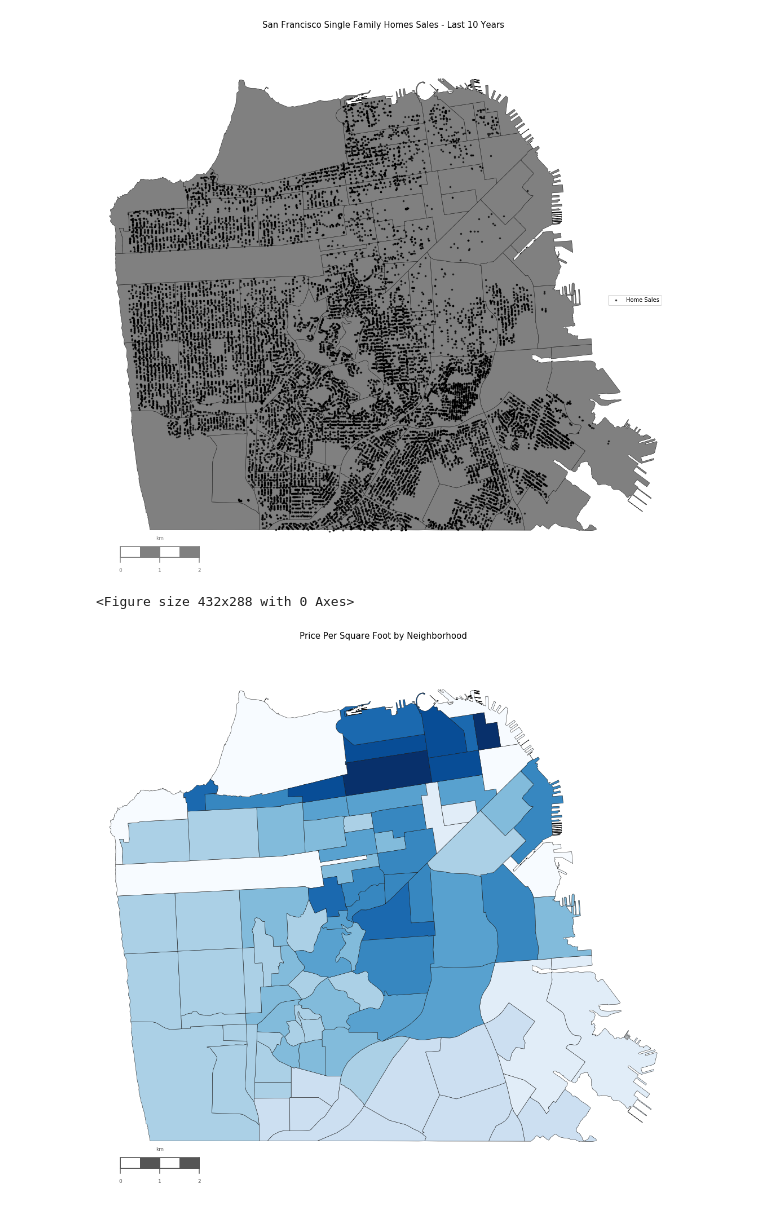
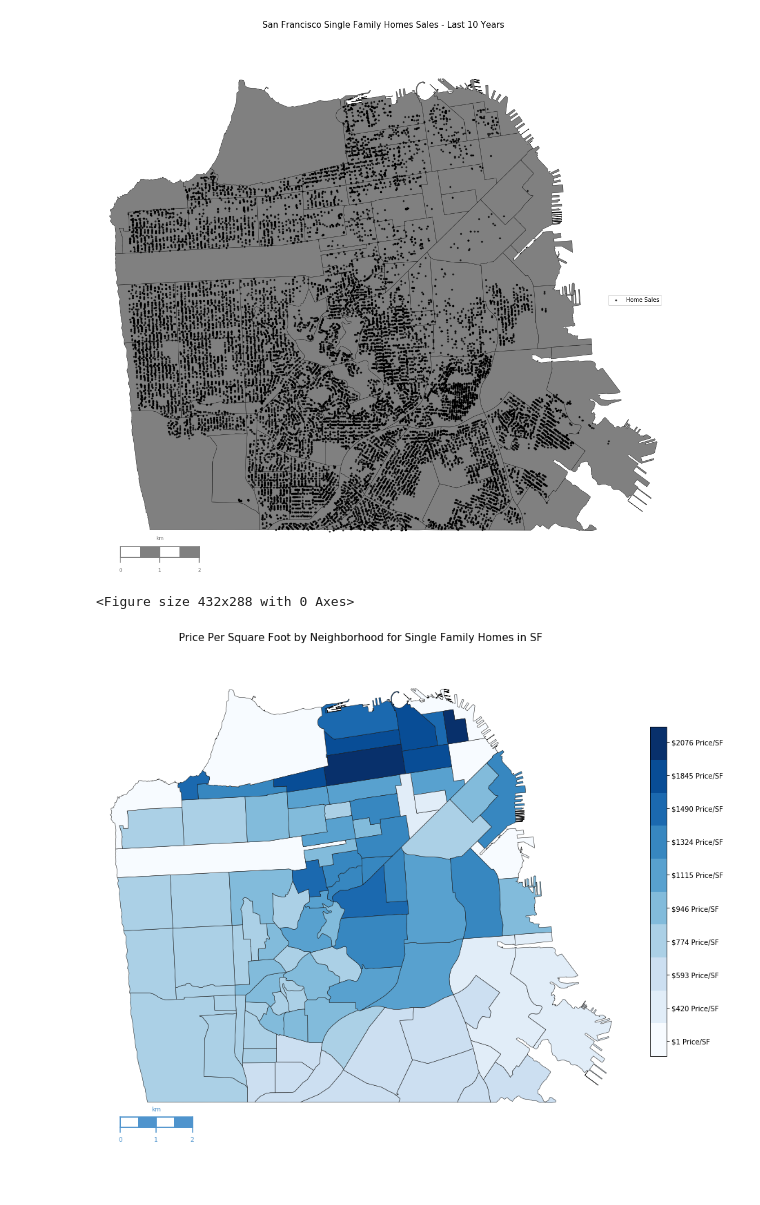
Before and after one commit to Ahdeny/SF_Real_Estate_Project, a Jupyter notebook: SF Map Code Master.ipynb, the cells around one changed output. Cells and saved outputs as stored; diff of their text form; code cells hidden in the pictures; blank space fills up the shorter version.

```diff
--- a/SF Map Code Master.ipynb
+++ b/SF Map Code Master.ipynb
@@ -290,24 +290,26 @@ df_map = df_map.join(jb)
 df_map.jenks_bins.fillna(-1, inplace=True)
 
 # assign labels to the colorbar based on the natural breaks bins
-jenks_labels = ["<= $%0.1f Price/SF" % b for b in breaks.bins]
-jenks_labels.insert(0, 'No Price/SF')
+jenks_labels = ["$%0.0f Price/SF" % b for b in breaks.bins]
+#jenks_labels.insert(0, 'No Price/SF')
 # %%
 from matplotlib.colors import Normalize, LinearSegmentedColormap
+import matplotlib.cm as cm
 
 plt.clf()
 fig = plt.figure()
 ax = fig.add_subplot(111, facecolor='w', frame_on=False)
 
-# use a blue colour ramp - we'll be converting it to a map using cmap()
+# use a blue color ramp - we'll be converting it to a map using cmap()
 cmap = plt.get_cmap('Blues')
 pc = PatchCollection(df_map['patches'], match_original=True)
-# impose our colour map onto the patch collection
+
+# impose our color map onto the patch collection
 norm = Normalize()
 pc.set_facecolor(cmap(norm(df_map['jenks_bins'].values)))
 ax.add_collection(pc)
 
-# Convenience functions for working with colour ramps and bars
+# Convenience functions for working with color ramps and bars
 def colorbar_index(ncolors, cmap, labels=None, **kwargs):
     cmap = cmap_discretize(cmap, ncolors)
     mappable = cm.ScalarMappable(cmap=cmap)
@@ -316,51 +318,39 @@ def colorbar_index(ncolors, cmap, labels=None, **kwargs):
     colorbar = plt.colorbar(mappable, **kwargs)
     colorbar.set_ticks(np.linspace(0, ncolors, ncolors))
     colorbar.set_ticklabels(range(ncolors))
     if labels:
         colorbar.set_ticklabels(labels)
     return colorbar
 
 def cmap_discretize(cmap, N):
     if type(cmap) == str:
         cmap = get_cmap(cmap)
     colors_i = np.concatenate((np.linspace(0, 1., N), (0., 0., 0., 0.)))
     colors_rgba = cmap(colors_i)
     indices = np.linspace(0, 1., N + 1)
     cdict = {}
     for ki, key in enumerate(('red', 'green', 'blue')):
-        cdict[key] = [(indices[i], colors_rgba[i - 1, ki], colors_rgba[i, ki]) for i in xrange(N + 1)]
+        cdict[key] = [(indices[i], colors_rgba[i - 1, ki], colors_rgba[i, ki]) for i in range(N + 1)]
     return LinearSegmentedColormap(cmap.name + "_%d" % N, cdict, 1024)
 
-#Add a colour bar
-#colorbar(ncolors=len(jenks_labels), cmap=cmap, shrink=0.5, labels=jenks_labels)
-#colorbar.ax.tick_params(labelsize=10)
-
-# Show highest densities, in descending order
-#highest = '\n'.join(
-#    value[1] for _, value in df_map[(df_map['jenks_bins'] == 4)][:10].sort().iterrows())
-#highest = 'Most criminal neighborhoods:\n\n' + highest
-#highest = 'Most criminal neighborhoods:\n\n' + highest
-# Subtraction is necessary for precise y coordinate alignment
-#details = cb.ax.text(
-#    -1., 0 + 0.3,
-#    highest,
-#    ha='right', va='bottom',
-#    size=10,
-#    color='#555555')
+#Add a color bar
+cb = colorbar_index(ncolors=len(jenks_labels), cmap=cmap, shrink=0.5, labels=jenks_labels)
+cb.ax.tick_params(labelsize=10)
 
 # Draw a map scale
 m.drawmapscale(
     coords[0] + 0.015, coords[1] - 0.005,
     coords[0], coords[1],
     2.,
     barstyle='fancy', labelstyle='simple',
-    fillcolor1='w', fillcolor2='#555555',
-    fontcolor='#555555',
+    fillcolor1='w', fillcolor2='#4F94CD',
+    fontcolor='#4F94CD',
     zorder=5)
+
 plt.tight_layout()
-plt.title("Price Per Square Foot by Neighborhood", size=15)
+plt.title('Price Per Square Foot by Neighborhood for Single Family Homes in SF', size=15)
 fig.set_size_inches(15, 15)
 plt.show()
 # %% [output]
 <Figure size 432x288 with 0 Axes>
-[figure, old version]
+[figure, new version]
```
